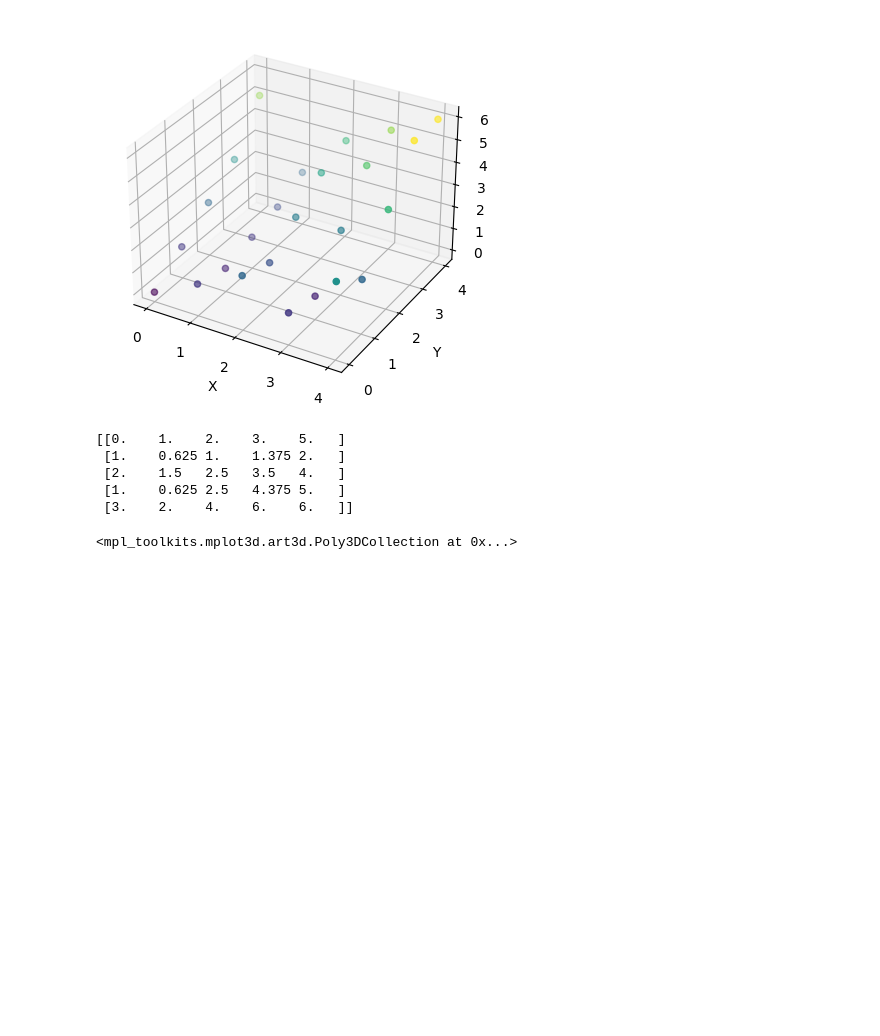
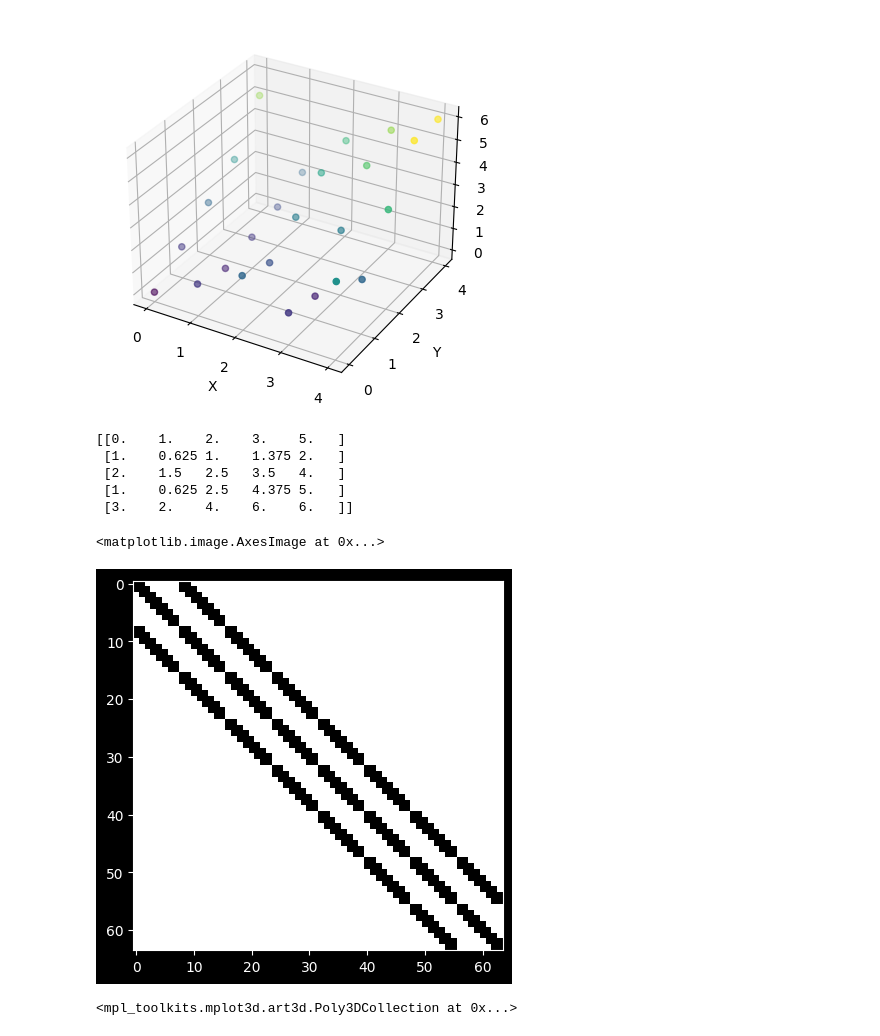
Before and after one commit to njezersek/diskrente-coonsove-ploskve-rpgo, a Jupyter notebook: coons.ipynb, the cells around one changed output. Cells and saved outputs as stored; diff of their text form; code cells hidden in the pictures; blank space fills up the shorter version.

```diff
--- a/coons.ipynb
+++ b/coons.ipynb
@@ -275,6 +275,15 @@ def coons3(P: np.ndarray, mask: np.ndarray):
     coons(P[:,:,2], mask)
 
     return P
+# %%
+mask = np.ones((3,3))
+mask[1,1] = -1
+A = coons(np.ones((10,10)), mask)
+# %%
+plt.imshow(A == 0, cmap="gray")
+# %% [output]
+<matplotlib.image.AxesImage at 0x...>
+[figure, added]
 # %%
 n = 6
 m = 6
```
Also changed, not shown: 4 other files.
